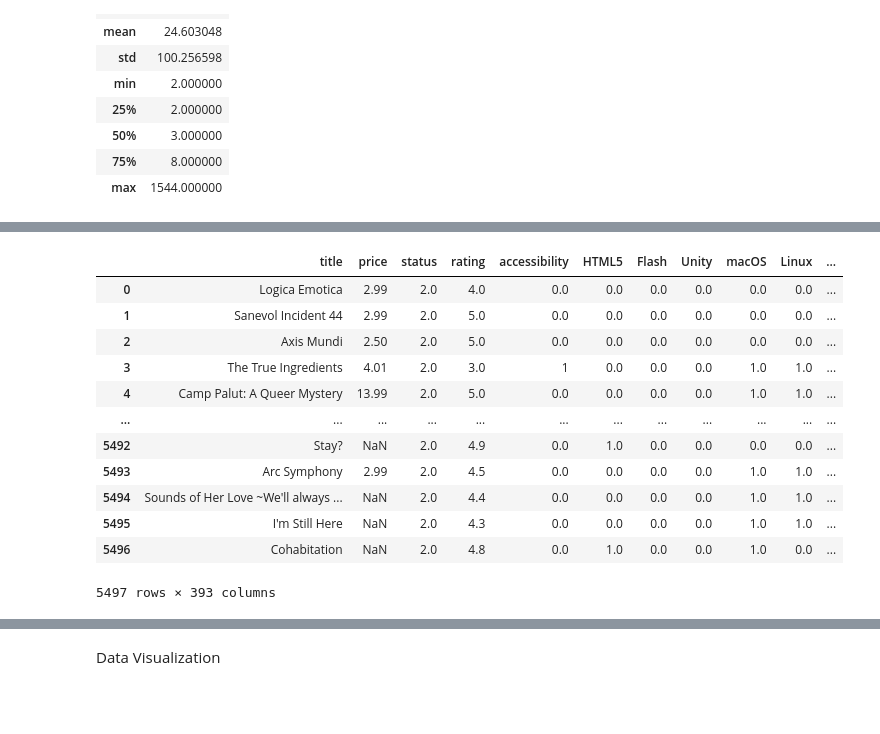
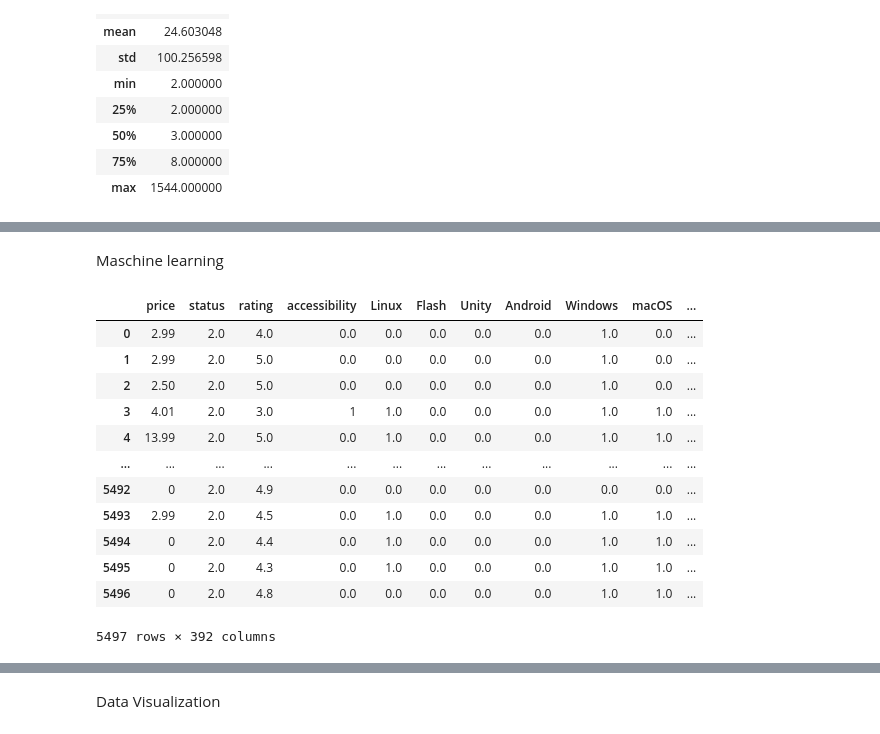
Before and after one commit to Kravchenko228/DataScience, a Jupyter notebook: VideoGamePrediction.ipynb, the cells around one changed output, grey strips where cells are left out. Cells and saved outputs as stored; diff of their text form; code cells hidden in the pictures; blank space fills up the shorter version.

```diff
--- a/VideoGamePrediction.ipynb
+++ b/VideoGamePrediction.ipynb
@@ -6,7 +6,7 @@ import pandas as pd
 # %% [markdown]
 Open Crawled Data csv file
 # %%
-df = pd.read_csv("D:\study\VideoGamesPred\DataScience\game_data_final.csv", sep='\t')
+df = pd.read_csv("game_data_final.tsv", sep='\t')
 #data = pd.read_csv("file1.csv", error_bad_lines=False)
 df
 # %% [output]
@@ -51,6 +51,7 @@ df1
 # %%
 df1 = df1.dropna(subset=['platform', 'rating', 'tags', 'status'])
 df1 = df1.reset_index()
+df1=df1.drop(['level_0'],axis=1)
 df1 = df1.drop('index', axis=1)
 df1
 # %% [output]
@@ -279,5 +290,5 @@ columns_to_drop
 # %%
 df2.drop(columns_to_drop,axis=1,inplace=True)
 # %%
-df2 = df2.fillna(value={'price': 0.0})
-df2
+df2 = df2.fillna(value={'price': '0'})
+#df2
@@ -452,0 +419,2 @@ columns_to_drop
+# %% [markdown]
+Maschine learning
@@ -453,17 +427,18 @@ columns_to_drop
 # %%
-df2.drop(columns_to_drop,axis=1,inplace=True)
-df2
+df_copy= df2.copy()
+df_copy.drop(['title'],axis=1,inplace=True)
+df_copy
 # %% [output]
-|  | title | price | status | rating | accessibility | HTML5 | Flash | Unity | macOS | Linux | ... |
-| 0 | Logica Emotica | 2.99 | 2.0 | 4.0 | 0.0 | 0.0 | 0.0 | 0.0 | 0.0 | 0.0 | ... |
-| 1 | Sanevol Incident 44 | 2.99 | 2.0 | 5.0 | 0.0 | 0.0 | 0.0 | 0.0 | 0.0 | 0.0 | ... |
-| 2 | Axis Mundi | 2.50 | 2.0 | 5.0 | 0.0 | 0.0 | 0.0 | 0.0 | 0.0 | 0.0 | ... |
-| 3 | The True Ingredients | 4.01 | 2.0 | 3.0 | 1 | 0.0 | 0.0 | 0.0 | 1.0 | 1.0 | ... |
-| 4 | Camp Palut: A Queer Mystery | 13.99 | 2.0 | 5.0 | 0.0 | 0.0 | 0.0 | 0.0 | 1.0 | 1.0 | ... |
+|  | price | status | rating | accessibility | Linux | Flash | Unity | Android | Windows | macOS | ... |
+| 0 | 2.99 | 2.0 | 4.0 | 0.0 | 0.0 | 0.0 | 0.0 | 0.0 | 1.0 | 0.0 | ... |
+| 1 | 2.99 | 2.0 | 5.0 | 0.0 | 0.0 | 0.0 | 0.0 | 0.0 | 1.0 | 0.0 | ... |
+| 2 | 2.50 | 2.0 | 5.0 | 0.0 | 0.0 | 0.0 | 0.0 | 0.0 | 1.0 | 0.0 | ... |
+| 3 | 4.01 | 2.0 | 3.0 | 1 | 1.0 | 0.0 | 0.0 | 0.0 | 1.0 | 1.0 | ... |
+| 4 | 13.99 | 2.0 | 5.0 | 0.0 | 1.0 | 0.0 | 0.0 | 0.0 | 1.0 | 1.0 | ... |
 | ... | ... | ... | ... | ... | ... | ... | ... | ... | ... | ... | ... |
-| 5492 | Stay? | NaN | 2.0 | 4.9 | 0.0 | 1.0 | 0.0 | 0.0 | 0.0 | 0.0 | ... |
-| 5493 | Arc Symphony | 2.99 | 2.0 | 4.5 | 0.0 | 0.0 | 0.0 | 0.0 | 1.0 | 1.0 | ... |
-| 5494 | Sounds of Her Love ~We'll always ... | NaN | 2.0 | 4.4 | 0.0 | 0.0 | 0.0 | 0.0 | 1.0 | 1.0 | ... |
-| 5495 | I'm Still Here | NaN | 2.0 | 4.3 | 0.0 | 0.0 | 0.0 | 0.0 | 1.0 | 1.0 | ... |
-| 5496 | Cohabitation | NaN | 2.0 | 4.8 | 0.0 | 1.0 | 0.0 | 0.0 | 1.0 | 0.0 | ... |
+| 5492 | 0 | 2.0 | 4.9 | 0.0 | 0.0 | 0.0 | 0.0 | 0.0 | 0.0 | 0.0 | ... |
+| 5493 | 2.99 | 2.0 | 4.5 | 0.0 | 1.0 | 0.0 | 0.0 | 0.0 | 1.0 | 1.0 | ... |
+| 5494 | 0 | 2.0 | 4.4 | 0.0 | 1.0 | 0.0 | 0.0 | 0.0 | 1.0 | 1.0 | ... |
+| 5495 | 0 | 2.0 | 4.3 | 0.0 | 1.0 | 0.0 | 0.0 | 0.0 | 1.0 | 1.0 | ... |
+| 5496 | 0 | 2.0 | 4.8 | 0.0 | 0.0 | 0.0 | 0.0 | 0.0 | 1.0 | 1.0 | ... |
-5497 rows × 393 columns
+5497 rows × 392 columns
```
Also changed, not shown: parts of 37 cells of this notebook.
